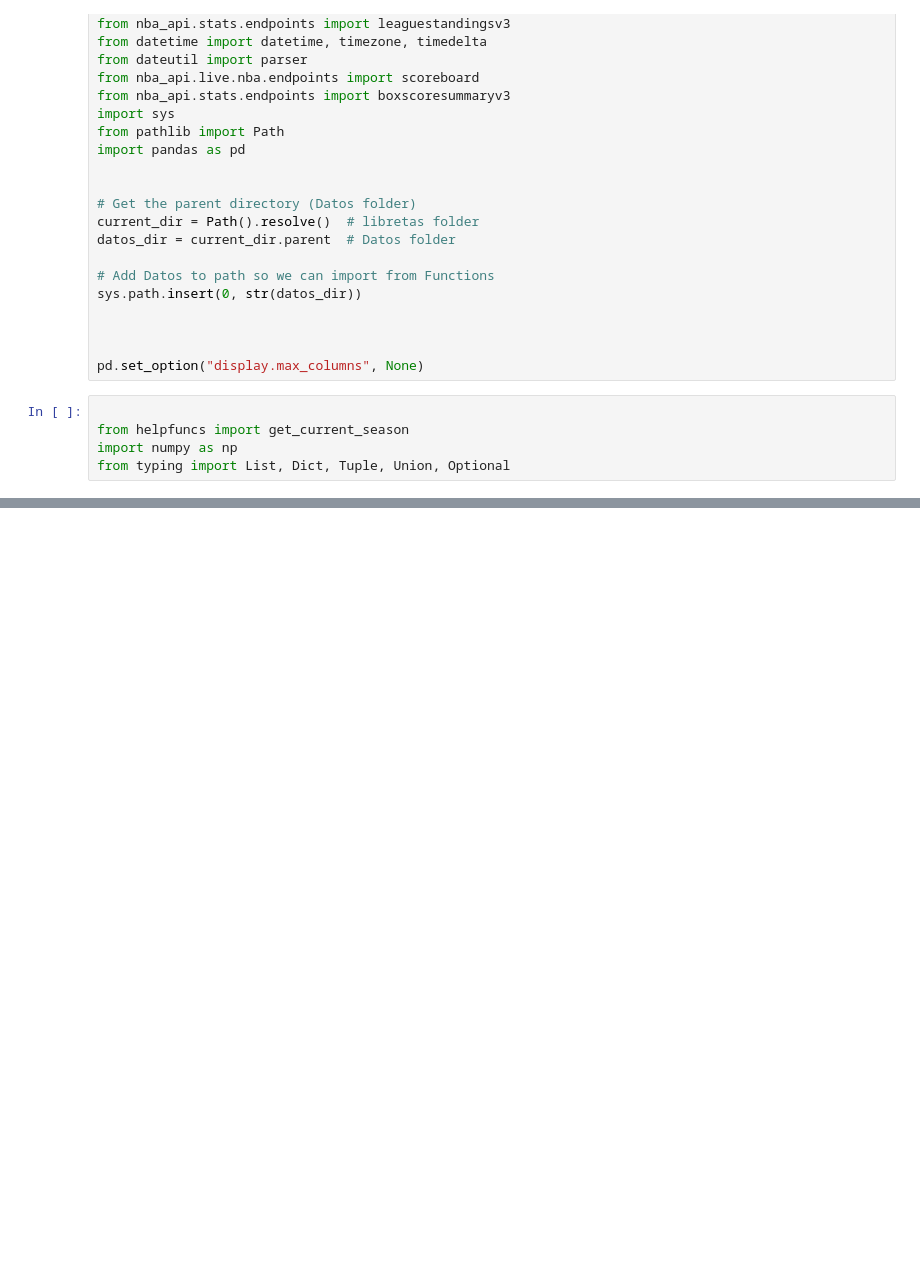
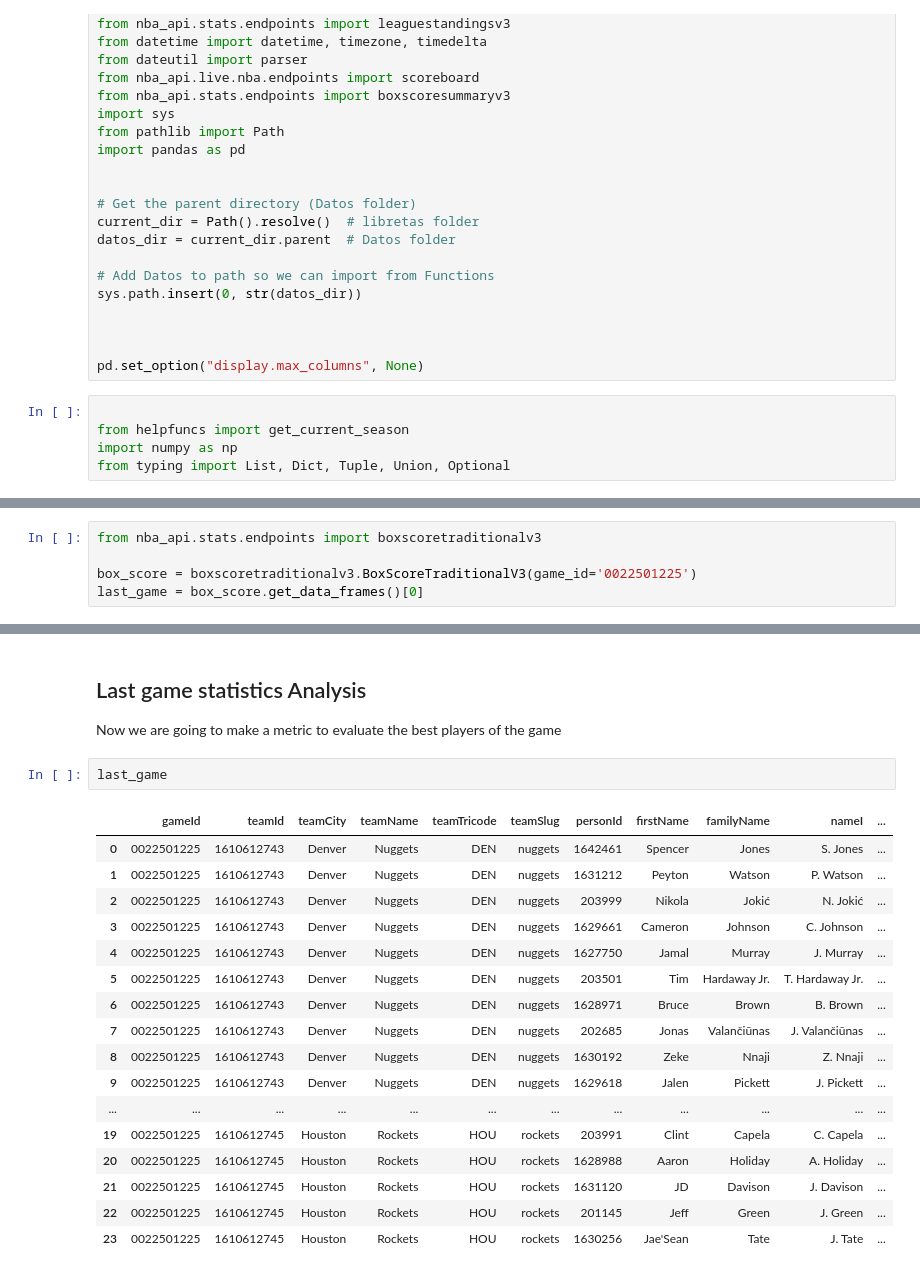
Before and after one commit to LuisHiram99/NBStats, a Jupyter notebook: Backend/src/Functions/Notebooks/FuncionesJuegos.ipynb, the cells around one changed output, grey strips where cells are left out. Cells and saved outputs as stored; diff of their text form; blank space fills up the shorter version.

```diff
--- a/Backend/src/Functions/Notebooks/FuncionesJuegos.ipynb
+++ b/Backend/src/Functions/Notebooks/FuncionesJuegos.ipynb
@@ -147,0 +228,5 @@ Games().get_last_week_games(team_id=1610612743)
+# %%
+from nba_api.stats.endpoints import boxscoretraditionalv3
+
+box_score = boxscoretraditionalv3.BoxScoreTraditionalV3(game_id='0022501225')
+last_game = box_score.get_data_frames()[0]
@@ -147,0 +237,24 @@ Games().get_last_week_games(team_id=1610612743)
+# %% [markdown]
+## Last game statistics Analysis
+
+Now we are going to make a metric to evaluate the best players of the game
+# %%
+last_game
+# %% [output]
+|  | gameId | teamId | teamCity | teamName | teamTricode | teamSlug | personId | firstName | familyName | nameI | ... |
+| 0 | 0022501225 | 1610612743 | Denver | Nuggets | DEN | nuggets | 1642461 | Spencer | Jones | S. Jones | ... |
+| 1 | 0022501225 | 1610612743 | Denver | Nuggets | DEN | nuggets | 1631212 | Peyton | Watson | P. Watson | ... |
+| 2 | 0022501225 | 1610612743 | Denver | Nuggets | DEN | nuggets | 203999 | Nikola | Jokić | N. Jokić | ... |
+| 3 | 0022501225 | 1610612743 | Denver | Nuggets | DEN | nuggets | 1629661 | Cameron | Johnson | C. Johnson | ... |
+| 4 | 0022501225 | 1610612743 | Denver | Nuggets | DEN | nuggets | 1627750 | Jamal | Murray | J. Murray | ... |
+| 5 | 0022501225 | 1610612743 | Denver | Nuggets | DEN | nuggets | 203501 | Tim | Hardaway Jr. | T. Hardaway Jr. | ... |
+| 6 | 0022501225 | 1610612743 | Denver | Nuggets | DEN | nuggets | 1628971 | Bruce | Brown | B. Brown | ... |
+| 7 | 0022501225 | 1610612743 | Denver | Nuggets | DEN | nuggets | 202685 | Jonas | Valančiūnas | J. Valančiūnas | ... |
+| 8 | 0022501225 | 1610612743 | Denver | Nuggets | DEN | nuggets | 1630192 | Zeke | Nnaji | Z. Nnaji | ... |
+| 9 | 0022501225 | 1610612743 | Denver | Nuggets | DEN | nuggets | 1629618 | Jalen | Pickett | J. Pickett | ... |
+| ... | ... | ... | ... | ... | ... | ... | ... | ... | ... | ... | ... |
+| 19 | 0022501225 | 1610612745 | Houston | Rockets | HOU | rockets | 203991 | Clint | Capela | C. Capela | ... |
+| 20 | 0022501225 | 1610612745 | Houston | Rockets | HOU | rockets | 1628988 | Aaron | Holiday | A. Holiday | ... |
+| 21 | 0022501225 | 1610612745 | Houston | Rockets | HOU | rockets | 1631120 | JD | Davison | J. Davison | ... |
+| 22 | 0022501225 | 1610612745 | Houston | Rockets | HOU | rockets | 201145 | Jeff | Green | J. Green | ... |
+| 23 | 0022501225 | 1610612745 | Houston | Rockets | HOU | rockets | 1630256 | Jae'Sean | Tate | J. Tate | ... |
```
Also changed, not shown: parts of 18 cells of this notebook, 12 other files.
